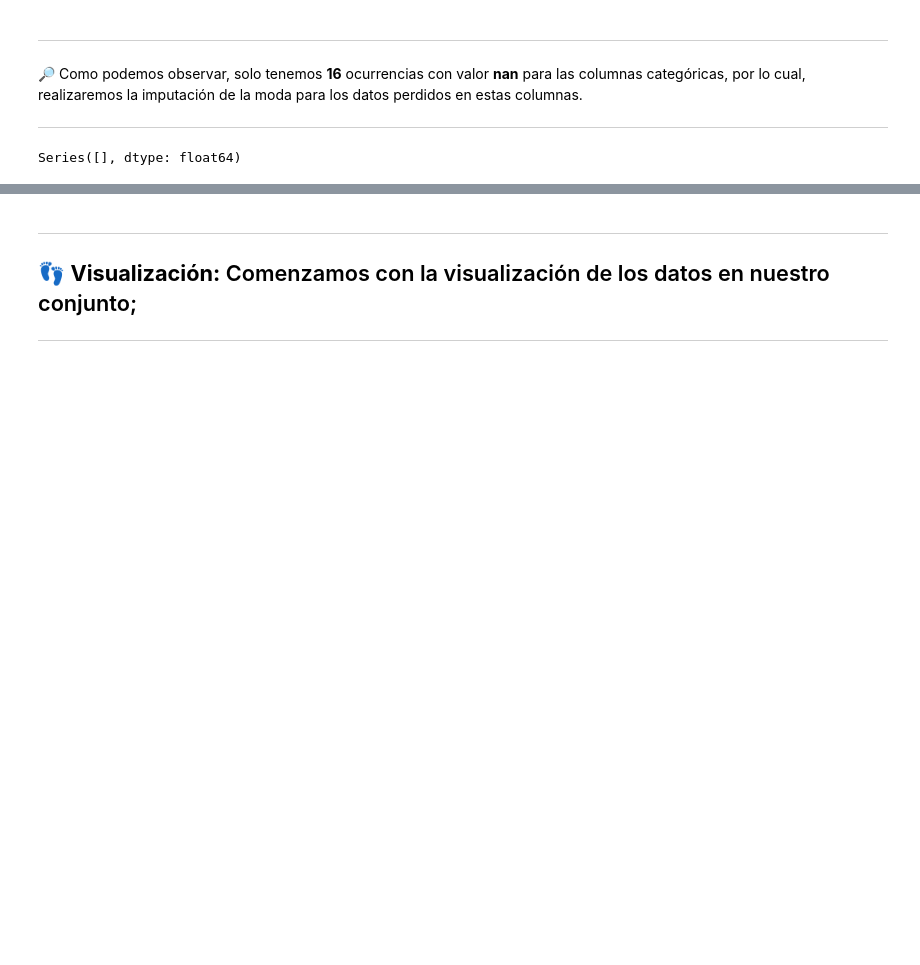
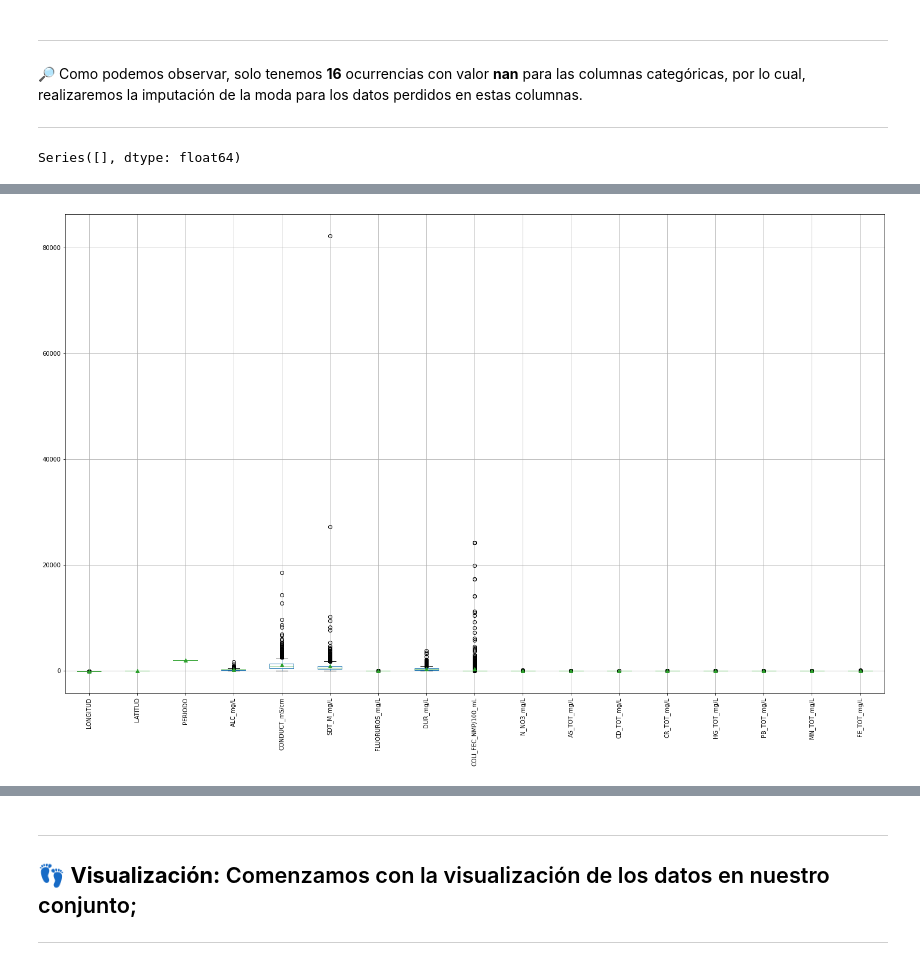
Before and after one commit to PosgradoMNA/actividades-del-projecto-equipo-60, a Jupyter notebook: Reto_Equipo_60_Entrega_1.ipynb, the cells around one changed output, grey strips where cells are left out. Saved outputs shown, nothing was run; the diff lists cells and outputs as text; code cells hidden in the pictures; blank space fills up the shorter version.

```diff
--- a/Reto_Equipo_60_Entrega_1.ipynb
+++ b/Reto_Equipo_60_Entrega_1.ipynb
@@ -381,0 +419,8 @@ Series([], dtype: float64)
+# %%
+#Generamos nuestro boxplot con los datos del dataframe para revisar los valores atípicos en el conjunto.]
+Atipicos = dfAguasSubterraneas.boxplot(figsize = (25,15),showmeans = True)
+Atipicos.plot()
+plt.xticks(rotation=90)
+plt.show()
+# %% [output]
+[figure, added]
```
Also changed, not shown: parts of 7 cells of this notebook.
